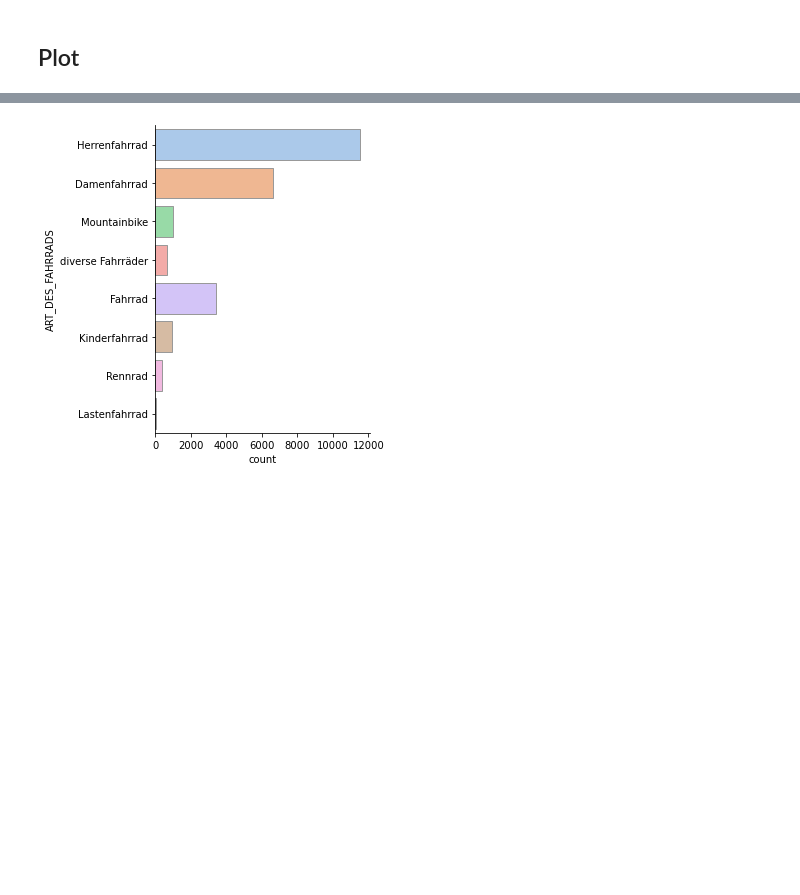
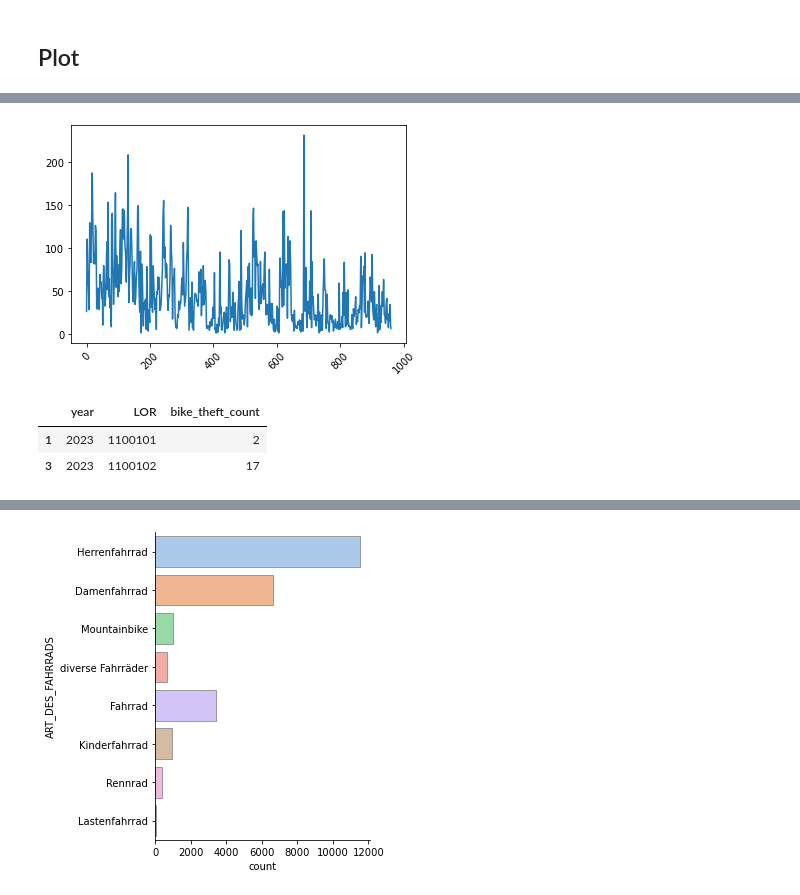
Before and after one commit to cpumarfrohberg/analyze_bike_thefts, a Jupyter notebook: EDA/bike_thefts.ipynb, the cells around one changed output, grey strips where cells are left out. Drawn from its saved outputs; the diff is of its cells as text; code cells hidden in the pictures; blank space fills up the shorter version.

```diff
--- a/EDA/bike_thefts.ipynb
+++ b/EDA/bike_thefts.ipynb
@@ -243,0 +237,14 @@ bike_thefts_LOR_series = df_transformed[['LOR', 'count_bike_thefts']]
+# %%
+bike_thefts_2022['bike_theft_count'].plot()
+plt.xticks(rotation=45); # check how to give names to axis
+# %% [output]
+[figure, added]
+# %%
+bike_thefts_2023 = bike_thefts_LOR_year[
+    bike_thefts_LOR_year['year'] == 2023
+    ]
+bike_thefts_2023.head(2)
+# %% [output]
+|  | year | LOR | bike_theft_count |
+| 1 | 2023 | 1100101 | 2 |
+| 3 | 2023 | 1100102 | 17 |
```
Also changed, not shown: parts of 37 cells of this notebook, 1 other file.
